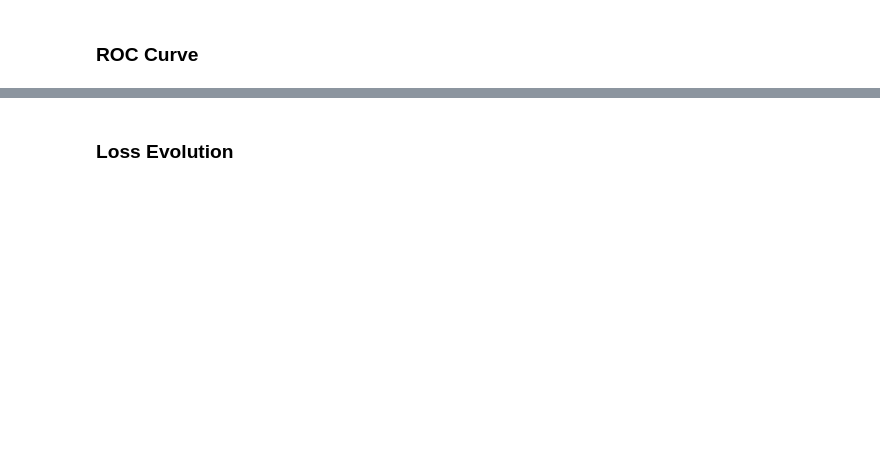
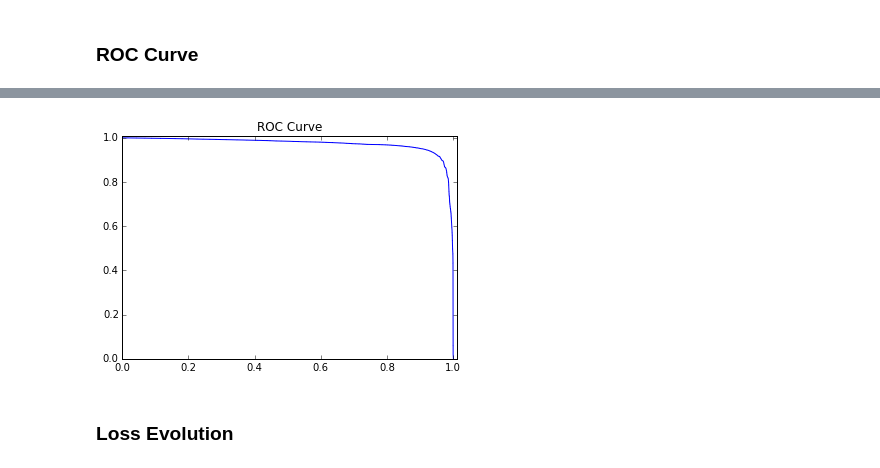
Before and after one commit to cmscaltech/summer16-NikolausHowe, a Jupyter notebook: dense10.ipynb, the cells around one changed output, grey strips where cells are left out. Drawn from its saved outputs; the diff is of its cells as text; code cells hidden in the pictures; blank space fills up the shorter version.

```diff
--- a/dense10.ipynb
+++ b/dense10.ipynb
@@ -70,2 +128,6 @@ draw_roc_curve(test_data, test_labels, model)
+# %%
+draw_roc_curve(train_data, train_labels, bmodel)
+# %% [output]
+[figure, added]
 # %% [markdown]
 ### Loss Evolution
```
Also changed, not shown: parts of 13 cells of this notebook, 12 other files.
